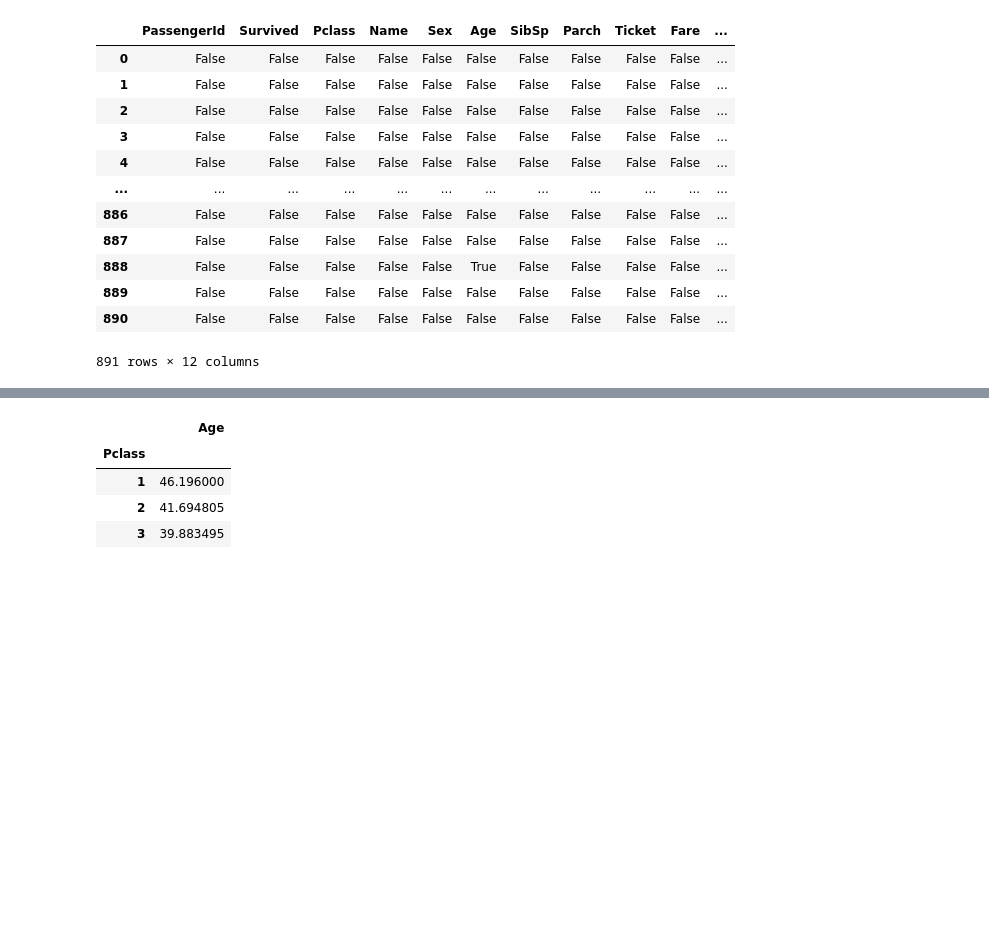
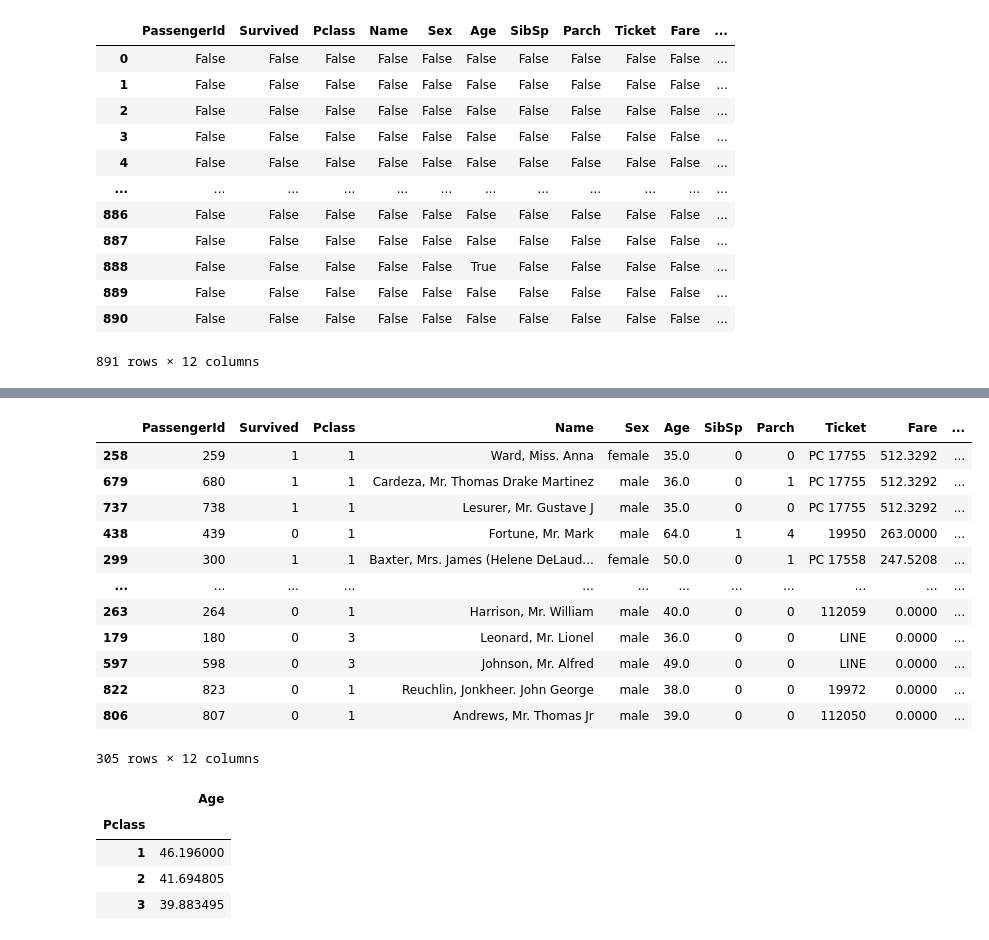
Before and after one commit to ellepheria/labs, a Jupyter notebook: laba2/pandas.ipynb, the cells around one changed output, grey strips where cells are left out. Drawn from its saved outputs; the diff is of its cells as text; code cells hidden in the pictures; blank space fills up the shorter version.

```diff
--- a/laba2/pandas.ipynb
+++ b/laba2/pandas.ipynb
@@ -339,3 +326,19 @@ titanic = titanic.sort_values('Fare', ascending=False)
+# %%
+titanic
+# %% [output]
+|  | PassengerId | Survived | Pclass | Name | Sex | Age | SibSp | Parch | Ticket | Fare | ... |
+| 258 | 259 | 1 | 1 | Ward, Miss. Anna | female | 35.0 | 0 | 0 | PC 17755 | 512.3292 | ... |
+| 679 | 680 | 1 | 1 | Cardeza, Mr. Thomas Drake Martinez | male | 36.0 | 0 | 1 | PC 17755 | 512.3292 | ... |
+| 737 | 738 | 1 | 1 | Lesurer, Mr. Gustave J | male | 35.0 | 0 | 0 | PC 17755 | 512.3292 | ... |
+| 438 | 439 | 0 | 1 | Fortune, Mr. Mark | male | 64.0 | 1 | 4 | 19950 | 263.0000 | ... |
+| 299 | 300 | 1 | 1 | Baxter, Mrs. James (Helene DeLaud... | female | 50.0 | 0 | 1 | PC 17558 | 247.5208 | ... |
+| ... | ... | ... | ... | ... | ... | ... | ... | ... | ... | ... | ... |
+| 263 | 264 | 0 | 1 | Harrison, Mr. William | male | 40.0 | 0 | 0 | 112059 | 0.0000 | ... |
+| 179 | 180 | 0 | 3 | Leonard, Mr. Lionel | male | 36.0 | 0 | 0 | LINE | 0.0000 | ... |
+| 597 | 598 | 0 | 3 | Johnson, Mr. Alfred | male | 49.0 | 0 | 0 | LINE | 0.0000 | ... |
+| 822 | 823 | 0 | 1 | Reuchlin, Jonkheer. John George | male | 38.0 | 0 | 0 | 19972 | 0.0000 | ... |
+| 806 | 807 | 0 | 1 | Andrews, Mr. Thomas Jr | male | 39.0 | 0 | 0 | 112050 | 0.0000 | ... |
+305 rows × 12 columns
 # %%
 titanic.groupby('Pclass').aggregate({'Age': 'mean'})
 # %% [output]
```
Also changed, not shown: parts of 7 cells of this notebook, 1 other file.
